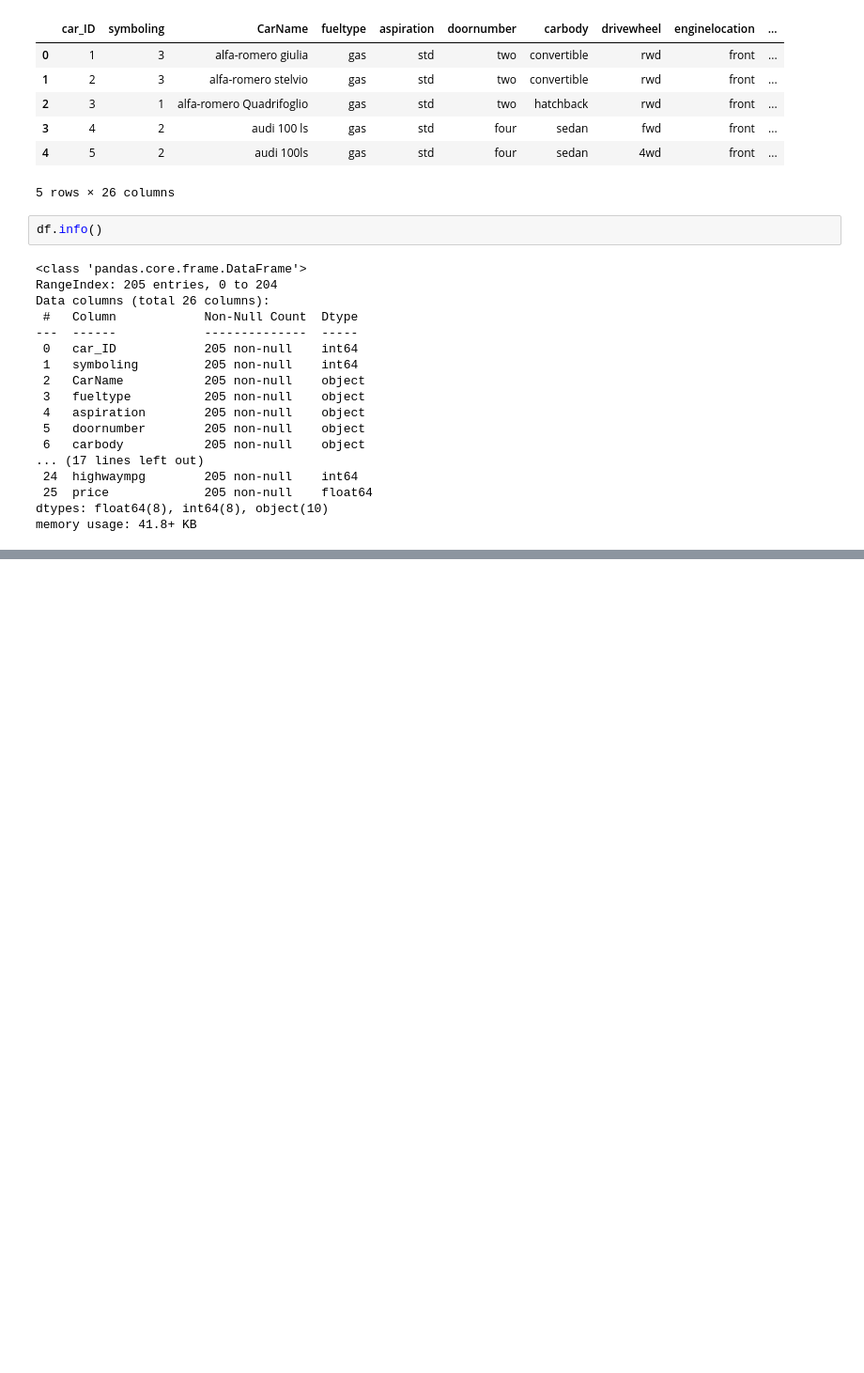
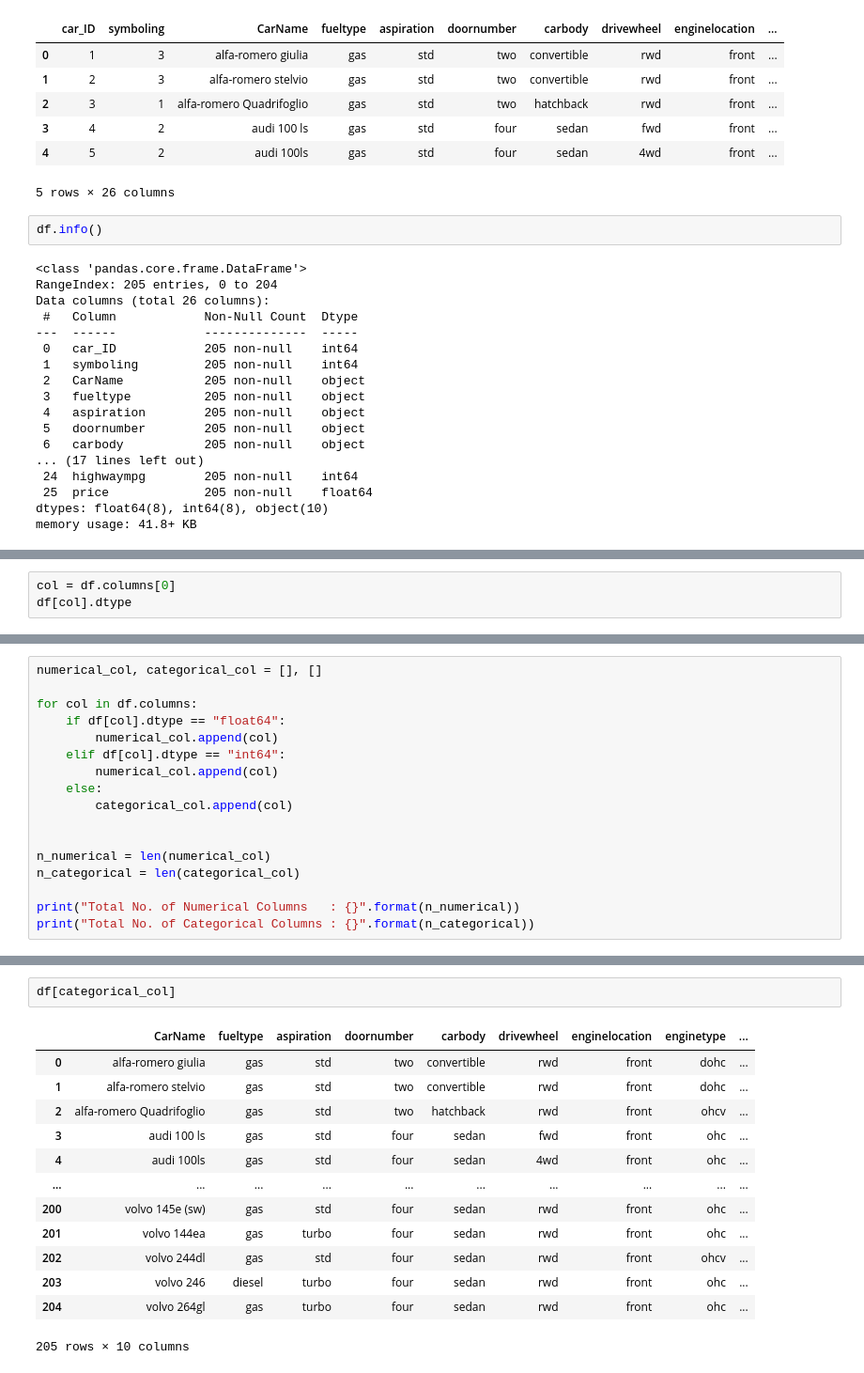
Before and after one commit to nicolasf96/car-price-prediction, a Jupyter notebook: car-price.ipynb, the cells around one changed output, grey strips where cells are left out. Shown: that part at 94% size. Saved outputs shown, nothing was run; the diff lists cells and outputs as text; blank space fills up the shorter version.

```diff
--- a/car-price.ipynb
+++ b/car-price.ipynb
@@ -61,0 +110,3 @@ memory usage: 41.8+ KB
+# %%
+col = df.columns[0]
+df[col].dtype
@@ -61,0 +115,17 @@ memory usage: 41.8+ KB
+# %%
+numerical_col, categorical_col = [], []
+
+for col in df.columns:
+    if df[col].dtype == "float64":
+        numerical_col.append(col)
+    elif df[col].dtype == "int64":
+        numerical_col.append(col)
+    else:
+        categorical_col.append(col)
+
+
+n_numerical = len(numerical_col)
+n_categorical = len(categorical_col)
+
+print("Total No. of Numerical Columns   : {}".format(n_numerical))
+print("Total No. of Categorical Columns : {}".format(n_categorical))
@@ -61,0 +148,16 @@ memory usage: 41.8+ KB
+# %%
+df[categorical_col]
+# %% [output]
+|  | CarName | fueltype | aspiration | doornumber | carbody | drivewheel | enginelocation | enginetype | ... |
+| 0 | alfa-romero giulia | gas | std | two | convertible | rwd | front | dohc | ... |
+| 1 | alfa-romero stelvio | gas | std | two | convertible | rwd | front | dohc | ... |
+| 2 | alfa-romero Quadrifoglio | gas | std | two | hatchback | rwd | front | ohcv | ... |
+| 3 | audi 100 ls | gas | std | four | sedan | fwd | front | ohc | ... |
+| 4 | audi 100ls | gas | std | four | sedan | 4wd | front | ohc | ... |
+| ... | ... | ... | ... | ... | ... | ... | ... | ... | ... |
+| 200 | volvo 145e (sw) | gas | std | four | sedan | rwd | front | ohc | ... |
+| 201 | volvo 144ea | gas | turbo | four | sedan | rwd | front | ohc | ... |
+| 202 | volvo 244dl | gas | std | four | sedan | rwd | front | ohcv | ... |
+| 203 | volvo 246 | diesel | turbo | four | sedan | rwd | front | ohc | ... |
+| 204 | volvo 264gl | gas | turbo | four | sedan | rwd | front | ohc | ... |
+205 rows × 10 columns
```
Also changed, not shown: parts of 19 cells of this notebook.
